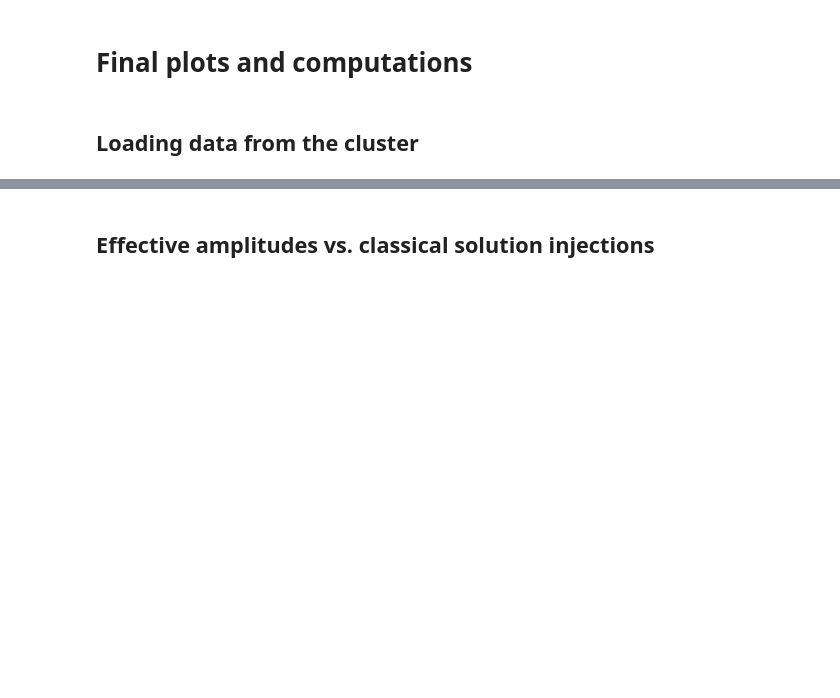
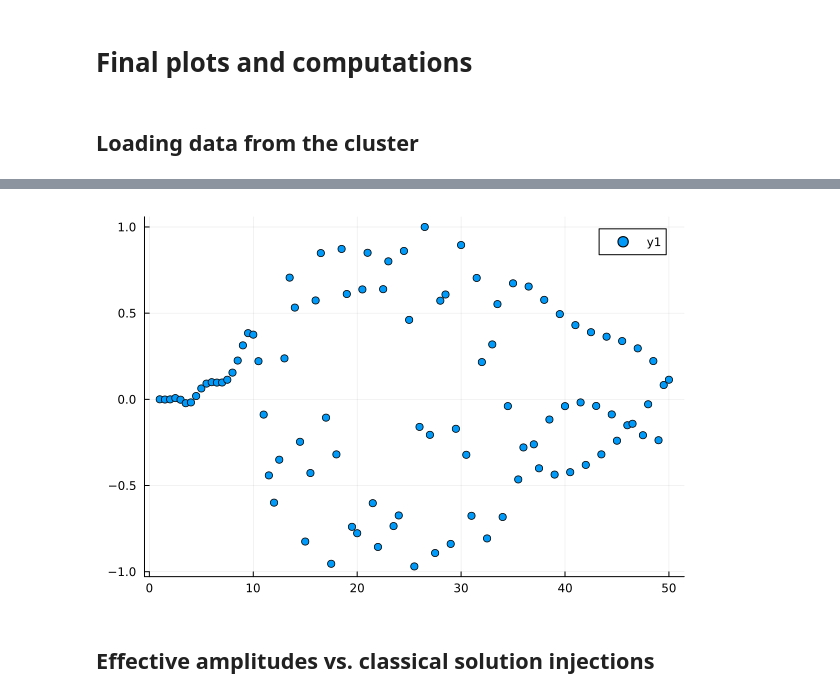
Before and after one commit to Jercheal/3d-cosmology, a Jupyter notebook: 3d_ESF_cosmology.ipynb, the cells around one changed output, grey strips where cells are left out. Cells and saved outputs as stored; diff of their text form; code cells hidden in the pictures; blank space fills up the shorter version.

```diff
--- a/3d_ESF_cosmology.ipynb
+++ b/3d_ESF_cosmology.ipynb
@@ -1409,3 +1413,7 @@ Za1_toy1_phi_measure = [Za1_toy1_phi_measure_Re[i,j] + im*Za1_toy1_phi_measure_I
+# %%
+scatter(1.0:0.5:50.0, real([Ampl_1slice_toy(a0, a1sols[b0-1,5], a2, 0.5*b0, 3.0, 2.0, 4.0, 0.05) for b0 in 2:100])./maximum(real([Ampl_1slice_toy(a0, a1sols[b0-1,5], a2, 0.5*b0, 3.0, 2.0, 4.0, 0.05) for b0 in 2:100])))
+# %% [output]
+[figure, added]
 # %% [markdown]
 ## Effective amplitudes vs. classical solution injections
 # %% [markdown]
```
Also changed, not shown: parts of 64 cells of this notebook, 1 other file.
